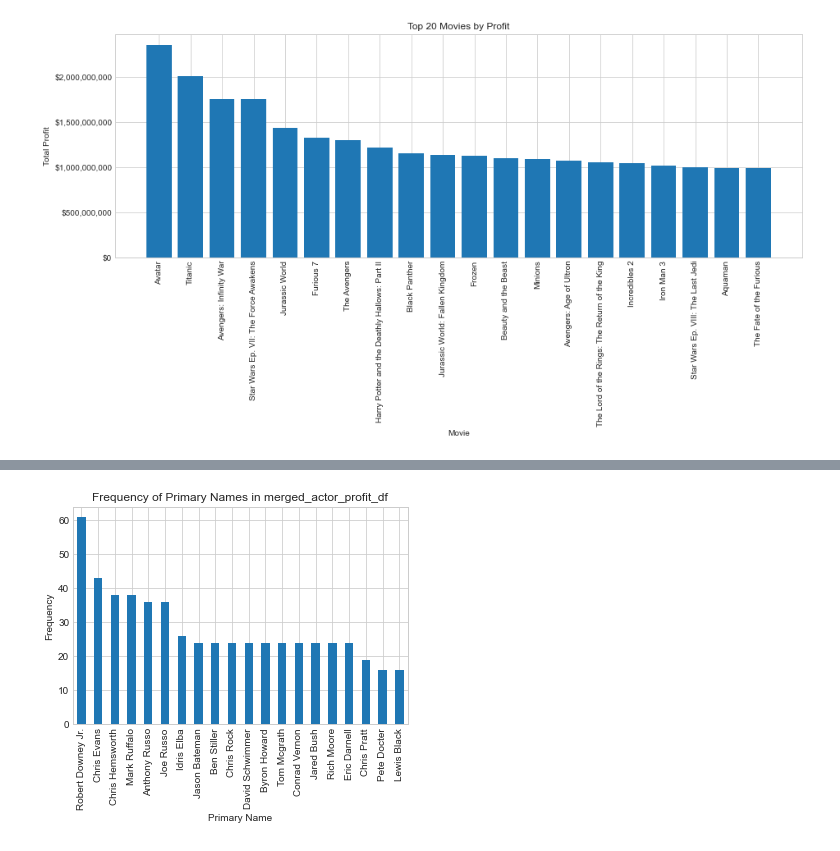
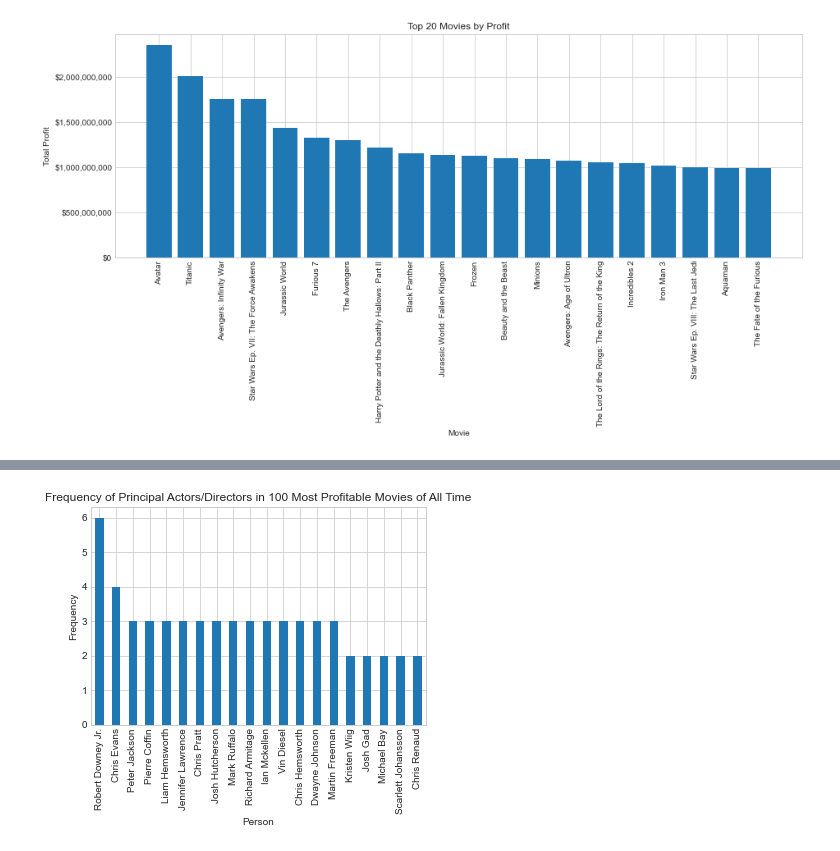
Before and after one commit to chrismiley87/dsc-phase-2-project-v3, a Jupyter notebook: student.ipynb, the cells around one changed output, grey strips where cells are left out. Saved outputs shown, nothing was run; the diff lists cells and outputs as text; code cells hidden in the pictures.

Commit message:
Further Grouping and Graphing

```diff
--- a/student.ipynb
+++ b/student.ipynb
@@ -427,9 +416,9 @@ filtered_movie_df = filtered_movie_df[filtered_movie_df['primary_name'].str.matc
 # %%
 #capitalize names
-filtered_movie_df['primary_name'] = filtered_movie_df['primary_name'].str.title()
+filtered_movie_df['person_name'] = filtered_movie_df['person_name'].str.title()
 # %%
 #sort names alphabetically
-filtered_movie_df.sort_values('primary_name', ascending=True, inplace=True)
+filtered_movie_df.sort_values('person_name', ascending=True, inplace=True)
 # %%
 #inspect edited dataframe
 filtered_movie_df
@@ -454,0 +465,4 @@ filtered_movie_df.shape
+# %%
+#reset the index
+filtered_movie_df.reset_index(drop=True, inplace=True)
+filtered_movie_df
@@ -457,7 +499,7 @@ filtered_movie_df.shape
 hundred_profit_df = budget_graph_df.head(100)
 # %%
 #merge the cast/director/genre dataframe with the 100 most profitable movies dataframe
-merged_actor_profit_df = hundred_profit_df.merge(filtered_movie_df, left_on=['movie', 'release_year'], right_on=['primary_title', 'start_year'])
+merged_actor_profit_df = hundred_profit_df.merge(filtered_movie_df, left_on=['movie', 'release_year'], right_on=['movie_name', 'year'])
 # %%
 #inspect new dataframe
 merged_actor_profit_df
@@ -478,16 +520,16 @@ merged_actor_profit_df
 # %%
 # Get the frequency of each primary_name
-name_counts = merged_actor_profit_df['primary_name'].value_counts()
+name_counts = merged_actor_profit_df['person_name'].value_counts()
 
 # Create the bar plot
 name_counts.head(20).plot(kind='bar')
 
 # Add labels and title
-plt.xlabel('Primary Name')
+plt.xlabel('Person')
 plt.ylabel('Frequency')
-plt.title('Frequency of Primary Names in merged_actor_profit_df')
+plt.title('Frequency of Principal Actors/Directors in 100 Most Profitable Movies of All Time')
 
 # Display the graph
 plt.show()
 # %% [output]
-[figure, old version]
+[figure, new version]
```
Also changed, not shown: parts of 23 cells of this notebook.
